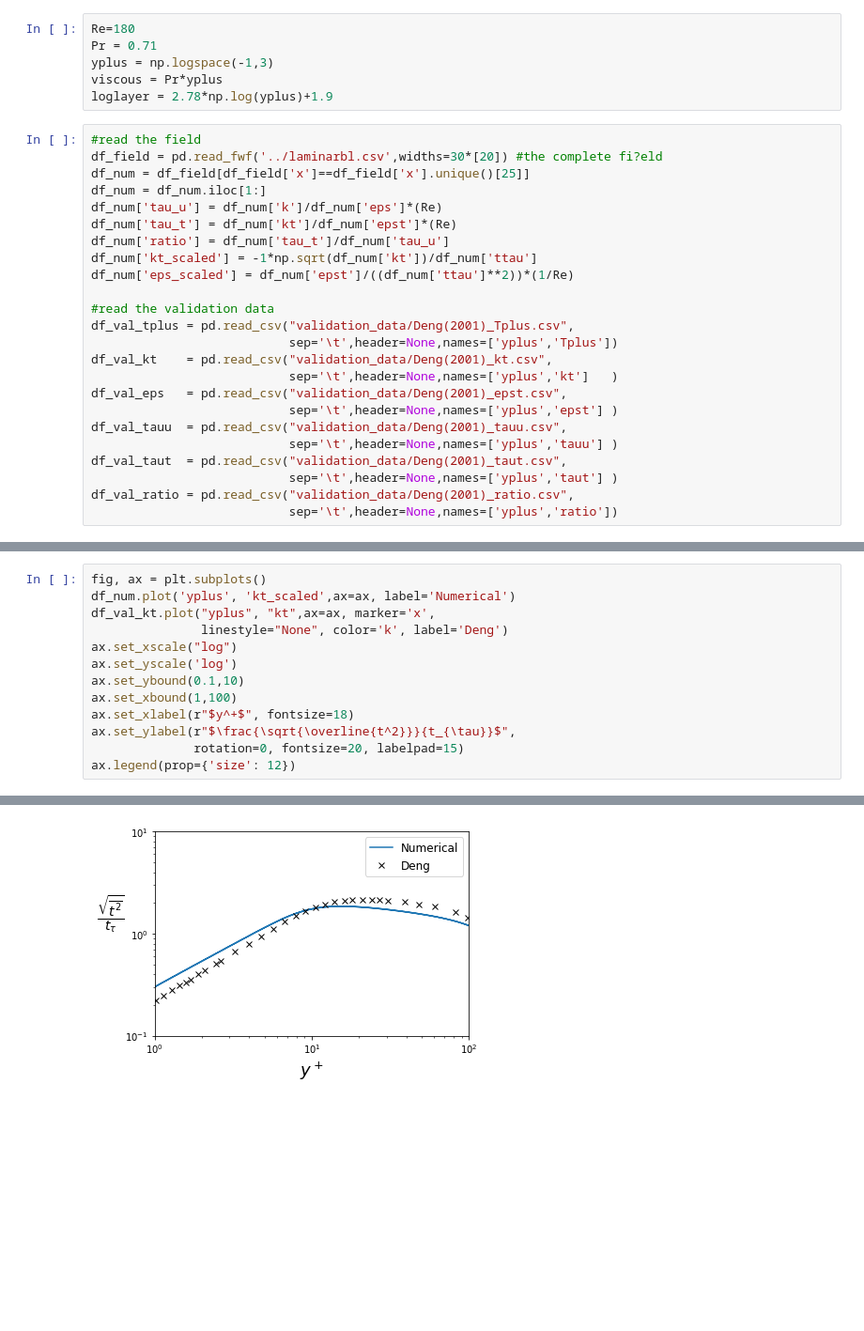
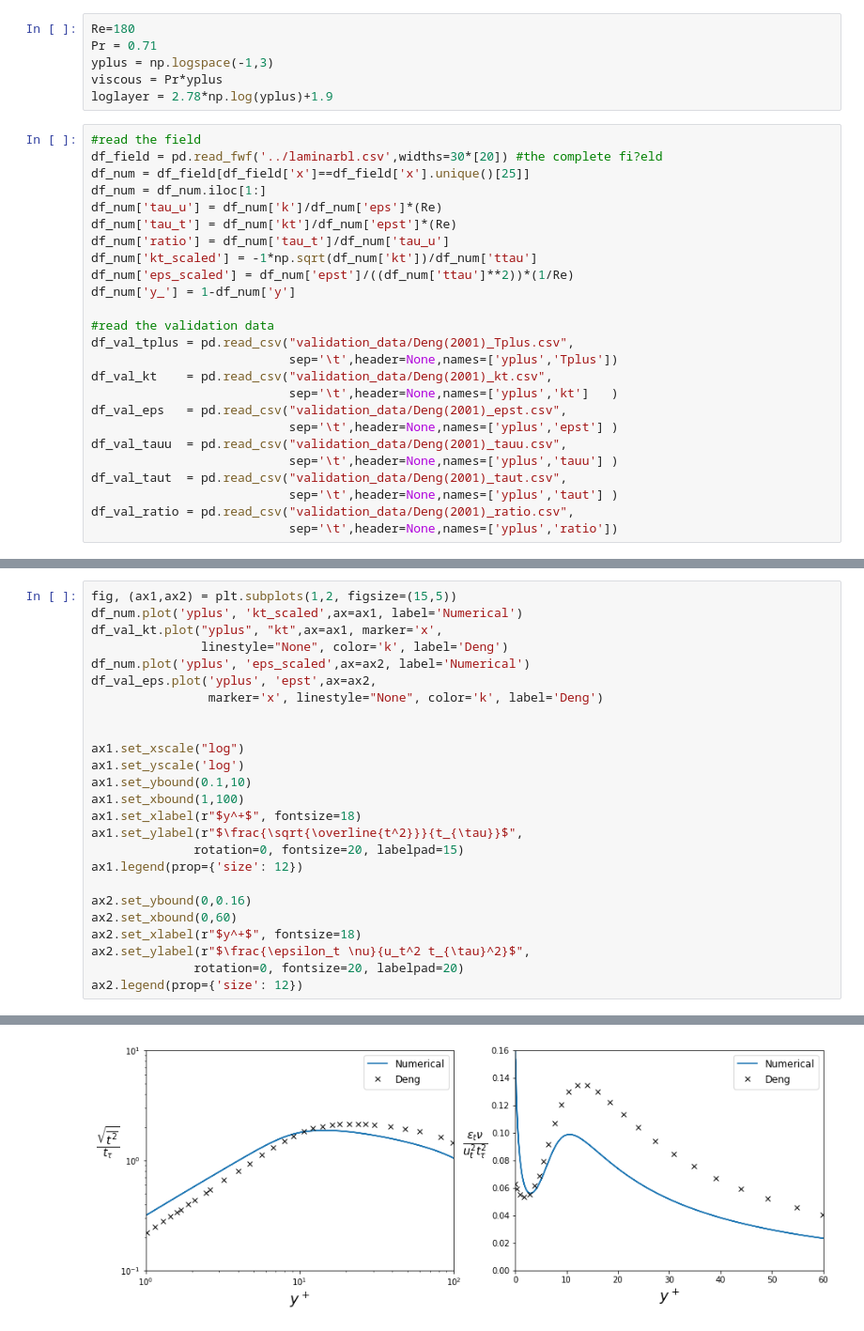
Before and after one commit to Fluid-Dynamics-Of-Energy-Systems-Team/RANS_pipe, a Jupyter notebook: notebooks/validation_Deng(2001).ipynb, the cells around one changed output, grey strips where cells are left out. Shown at 94% size. Drawn from its saved outputs; the diff is of its cells as text; blank space fills up the shorter version.

```diff
--- a/notebooks/validation_Deng(2001).ipynb
+++ b/notebooks/validation_Deng(2001).ipynb
@@ -23,6 +23,7 @@ df_num['tau_t'] = df_num['kt']/df_num['epst']*(Re)
 df_num['ratio'] = df_num['tau_t']/df_num['tau_u']
 df_num['kt_scaled'] = -1*np.sqrt(df_num['kt'])/df_num['ttau']
 df_num['eps_scaled'] = df_num['epst']/((df_num['ttau']**2))*(1/Re)
+df_num['y_'] = 1-df_num['y']
 
 #read the validation data
 df_val_tplus = pd.read_csv("validation_data/Deng(2001)_Tplus.csv",
@@ -60,16 +81,28 @@ Invalid limit will be ignored.
 # %%
-fig, ax = plt.subplots()
-df_num.plot('yplus', 'kt_scaled',ax=ax, label='Numerical')
-df_val_kt.plot("yplus", "kt",ax=ax, marker='x',
+fig, (ax1,ax2) = plt.subplots(1,2, figsize=(15,5))
+df_num.plot('yplus', 'kt_scaled',ax=ax1, label='Numerical')
+df_val_kt.plot("yplus", "kt",ax=ax1, marker='x',
                linestyle="None", color='k', label='Deng')
-ax.set_xscale("log")
-ax.set_yscale('log')
-ax.set_ybound(0.1,10)
-ax.set_xbound(1,100)
-ax.set_xlabel(r"$y^+$", fontsize=18)
-ax.set_ylabel(r"$\frac{\sqrt{\overline{t^2}}}{t_{\tau}}$",
+df_num.plot('yplus', 'eps_scaled',ax=ax2, label='Numerical')
+df_val_eps.plot('yplus', 'epst',ax=ax2,
+                marker='x', linestyle="None", color='k', label='Deng')
+
+
+ax1.set_xscale("log")
+ax1.set_yscale('log')
+ax1.set_ybound(0.1,10)
+ax1.set_xbound(1,100)
+ax1.set_xlabel(r"$y^+$", fontsize=18)
+ax1.set_ylabel(r"$\frac{\sqrt{\overline{t^2}}}{t_{\tau}}$",
               rotation=0, fontsize=20, labelpad=15)
-ax.legend(prop={'size': 12})
+ax1.legend(prop={'size': 12})
+
+ax2.set_ybound(0,0.16)
+ax2.set_xbound(0,60)
+ax2.set_xlabel(r"$y^+$", fontsize=18)
+ax2.set_ylabel(r"$\frac{\epsilon_t \nu}{u_t^2 t_{\tau}^2}$",
+              rotation=0, fontsize=20, labelpad=20)
+ax2.legend(prop={'size': 12})
 # %% [output]
 <matplotlib.legend.Legend at 0x...>
-[figure, old version]
+[figure, new version]
```
Also changed, not shown: parts of 7 cells of this notebook, 13 other files.
